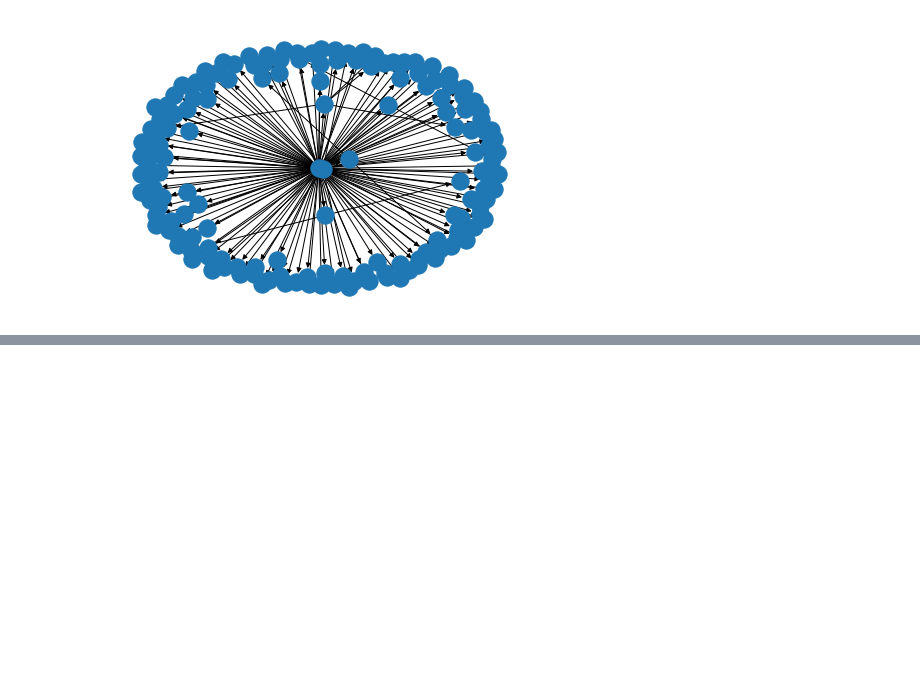
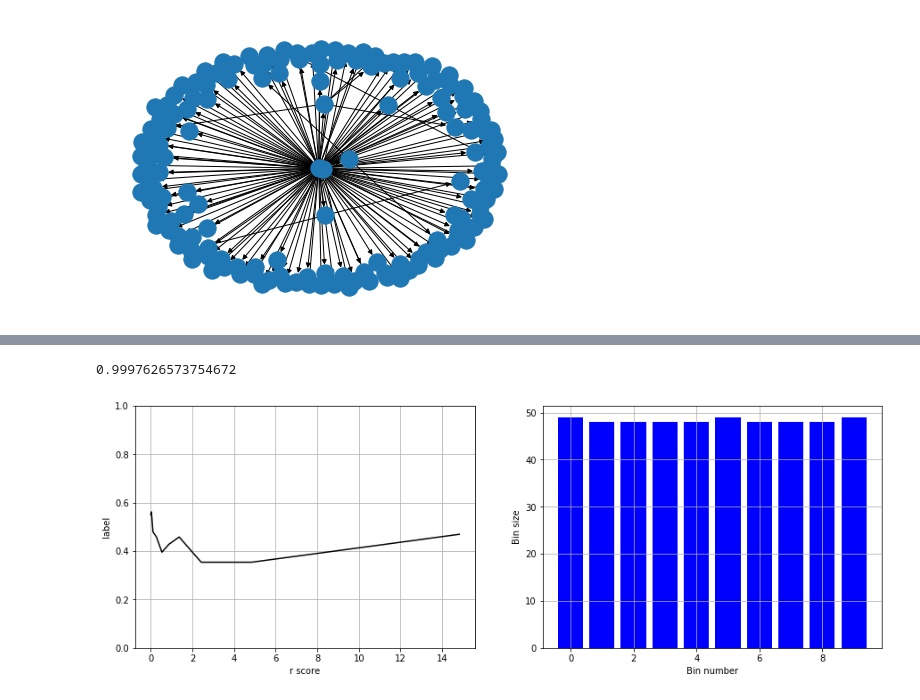
Before and after one commit to manonromain/FakeNews, a Jupyter notebook: graph_notebook.ipynb, the cells around one changed output, grey strips where cells are left out. Cells and saved outputs as stored; diff of their text form; code cells hidden in the pictures; blank space fills up the shorter version.

```diff
--- a/graph_notebook.ipynb
+++ b/graph_notebook.ipynb
@@ -93,0 +190,48 @@ times_seq[:5]
+# %%
+seiz_fit(train_set[16])
+# %% [output]
+0.9997626573754672
+# %%
+y_vals = []
+r_vals = []
+for dp in tqdm(train_set):
+    if len(dp):
+        label_val = 0. if dp[0][0] == 'false' else 1.
+        try:
+            r_val = seiz_fit(dp)
+            y_vals.append(label_val)
+            r_vals.append(r_val)
+        except ValueError:
+            pass
+# %%
+def plot_bin_means_and_sizes(ax, plt_type, bins, means, sizes, feat_name="r score", labels_min=0., labels_max=1.0):
+    ax[0].plot(bins, means, color='black')
+    ax[0].grid()
+    ax[0].set_xlabel(feat_name)
+    ax[0].set_ylabel('label')
+    ax[0].set_ylim(labels_min, labels_max)
+    ax[1].bar(np.arange(sizes.shape[0]) if plt_type == "numerical" else bins, sizes, color='blue')
+    ax[1].grid()
+    if plt_type == "numerical":
+        ax[1].set_xlabel("Bin number")
+    else:
+        ax[1].set_xlabel("Categories")
+        ax[1].set_xticks(bins)
+        ax[0].set_xticks(bins)
+    ax[1].set_ylabel("Bin size")
+# %%
+def numerical_binned_plot(feature_vals, labels, min_qt=0.01, max_qt=0.99, nbins=11):
+    quantiles = np.linspace(min_qt, max_qt, num=nbins)
+    bin_edges = np.quantile(feature_vals, quantiles)
+    bin_size, _ = np.histogram(feature_vals, bins=bin_edges)
+    ft_sum, _ = np.histogram(feature_vals, bins=bin_edges, weights=feature_vals)
+    labels_sum, _ = np.histogram(feature_vals, bins=bin_edges, weights=labels)
+    ft_sum = ft_sum[bin_size > 0]
+    labels_sum = labels_sum[bin_size > 0]
+    fig, ax = plt.subplots(nrows=1, ncols=2, figsize=(15, 5))
+    plot_bin_means_and_sizes(ax=ax, bins=ft_sum / bin_size[bin_size > 0], means=labels_sum / bin_size[bin_size > 0],
+                             sizes=bin_size, plt_type="numerical")
+# %%
+numerical_binned_plot(np.array(r_vals), np.array(y_vals))
+# %% [output]
+[figure, added]
```
Also changed, not shown: parts of 17 cells of this notebook, 1 other file.
